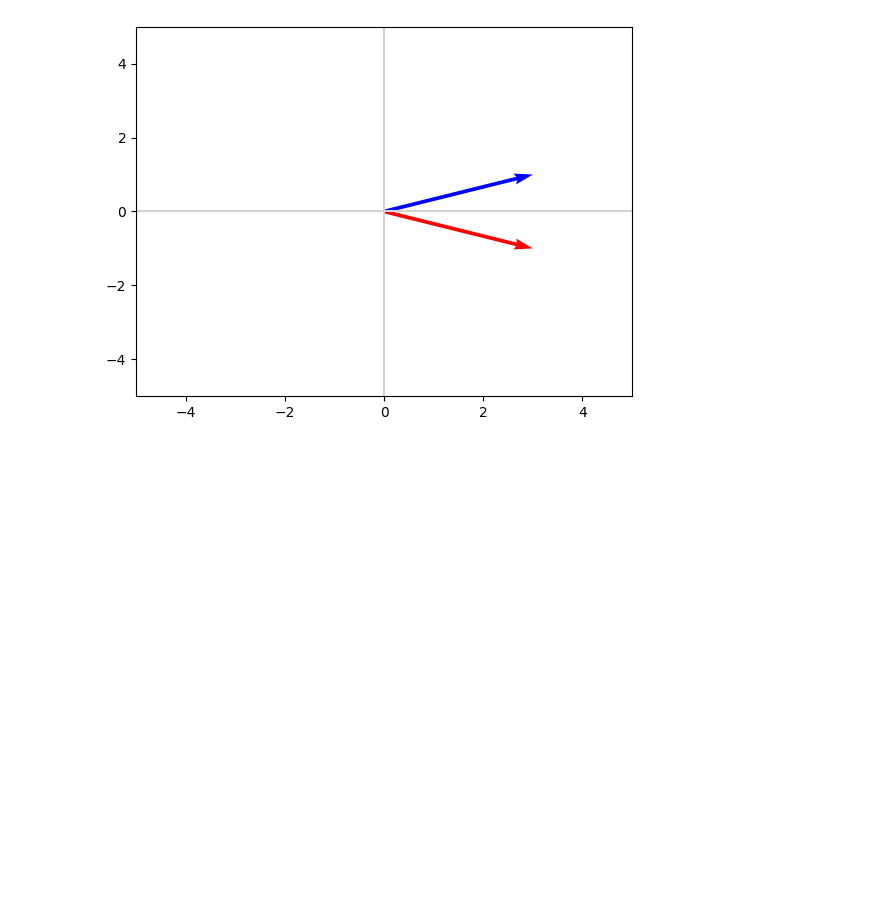
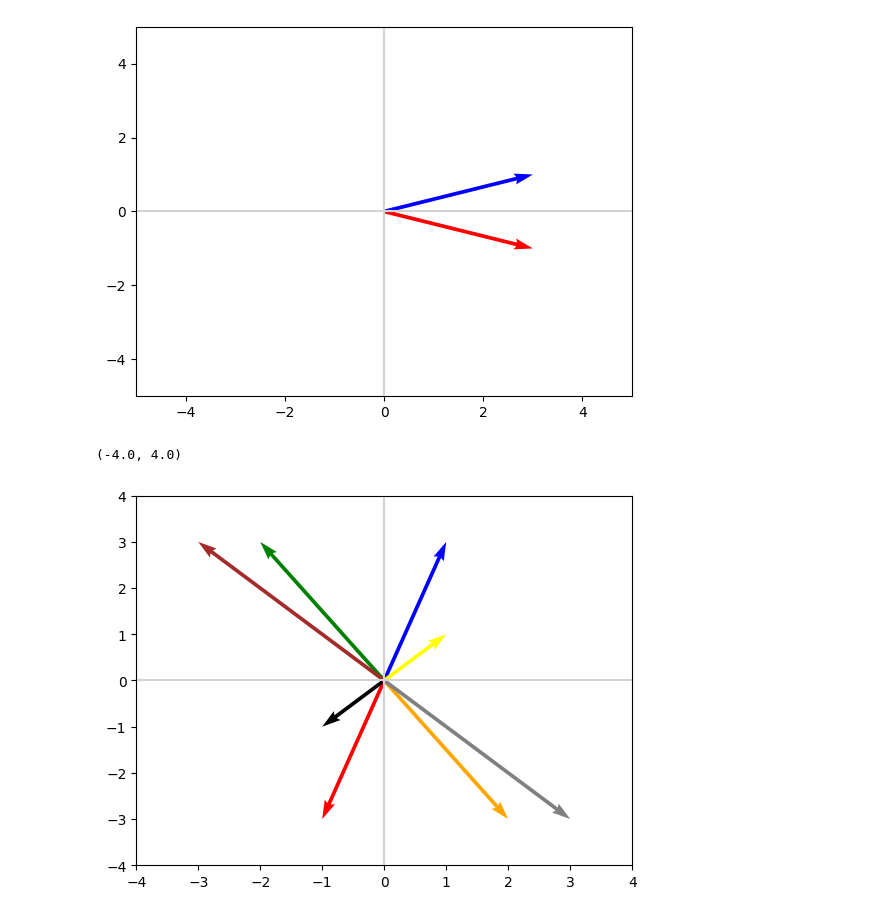
Before and after one commit to naveen675/AI, a Jupyter notebook: algebra_practice_1.ipynb, the cells around one changed output. Cells and saved outputs as stored; diff of their text form; code cells hidden in the pictures; blank space fills up the shorter version.

```diff
--- a/algebra_practice_1.ipynb
+++ b/algebra_practice_1.ipynb
@@ -261,3 +261,18 @@ plt.ylim(-5,5)
 # %% [output]
 (-5.0, 5.0)
 [figure]
+# %%
+m = np.array([[1,3],[-2,3],[-1,-1],[3,-3]])
+I = np.array([[-1,0],[0,-1]])
+
+v1 = np.array([1,3])
+v2 = np.array([-2,3])
+v3 = np.array([-1,-1])
+v4 = np.array([3,-3])
+
+plot_vectors([v1,np.dot(v1,I),v2,np.dot(v2,I),v3,np.dot(v3,I),v4,np.dot(v4,I)],['blue','red','green','orange','black','yellow','gray','brown'])
+plt.xlim(-4,4)
+plt.ylim(-4,4)
+# %% [output]
+(-4.0, 4.0)
+[figure, added]
```
